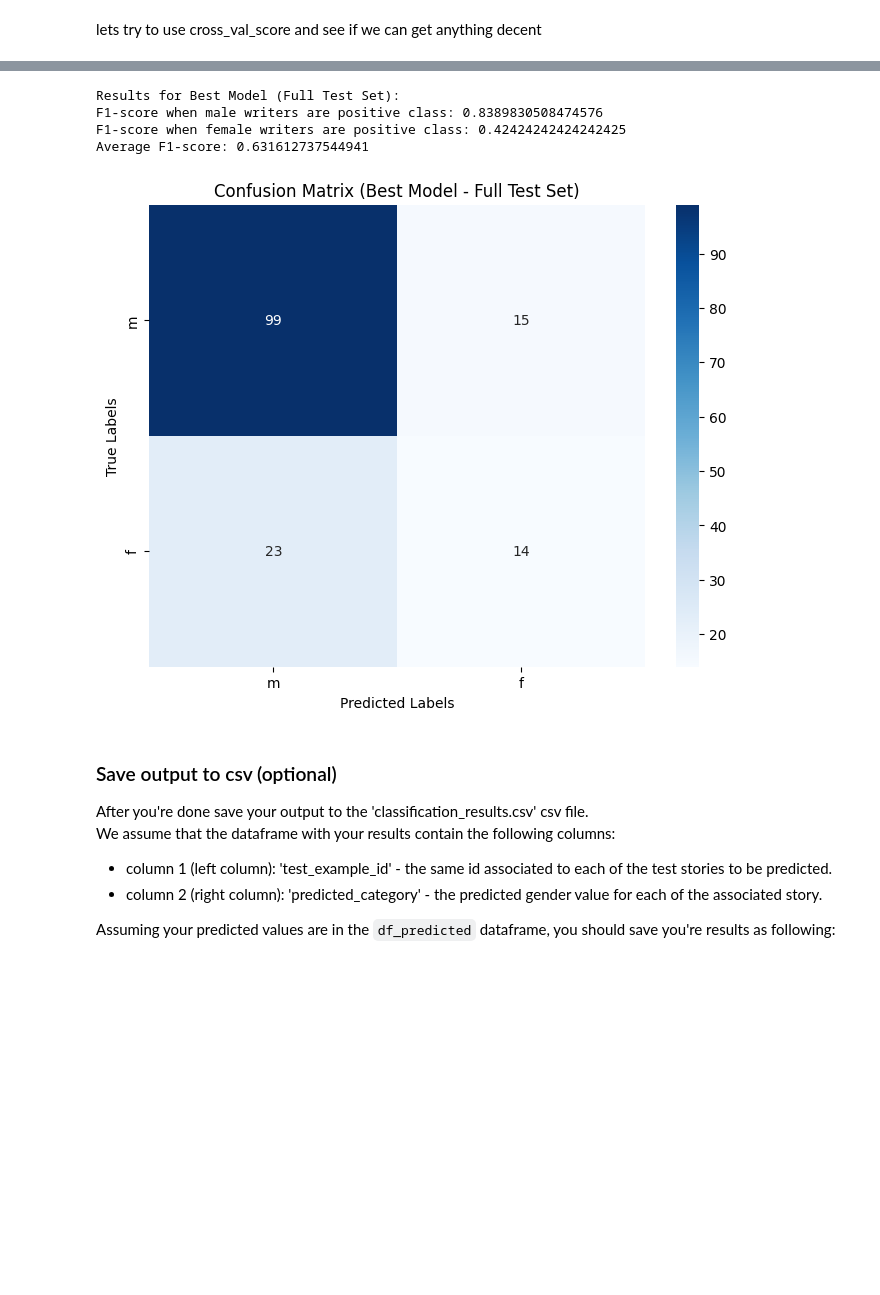
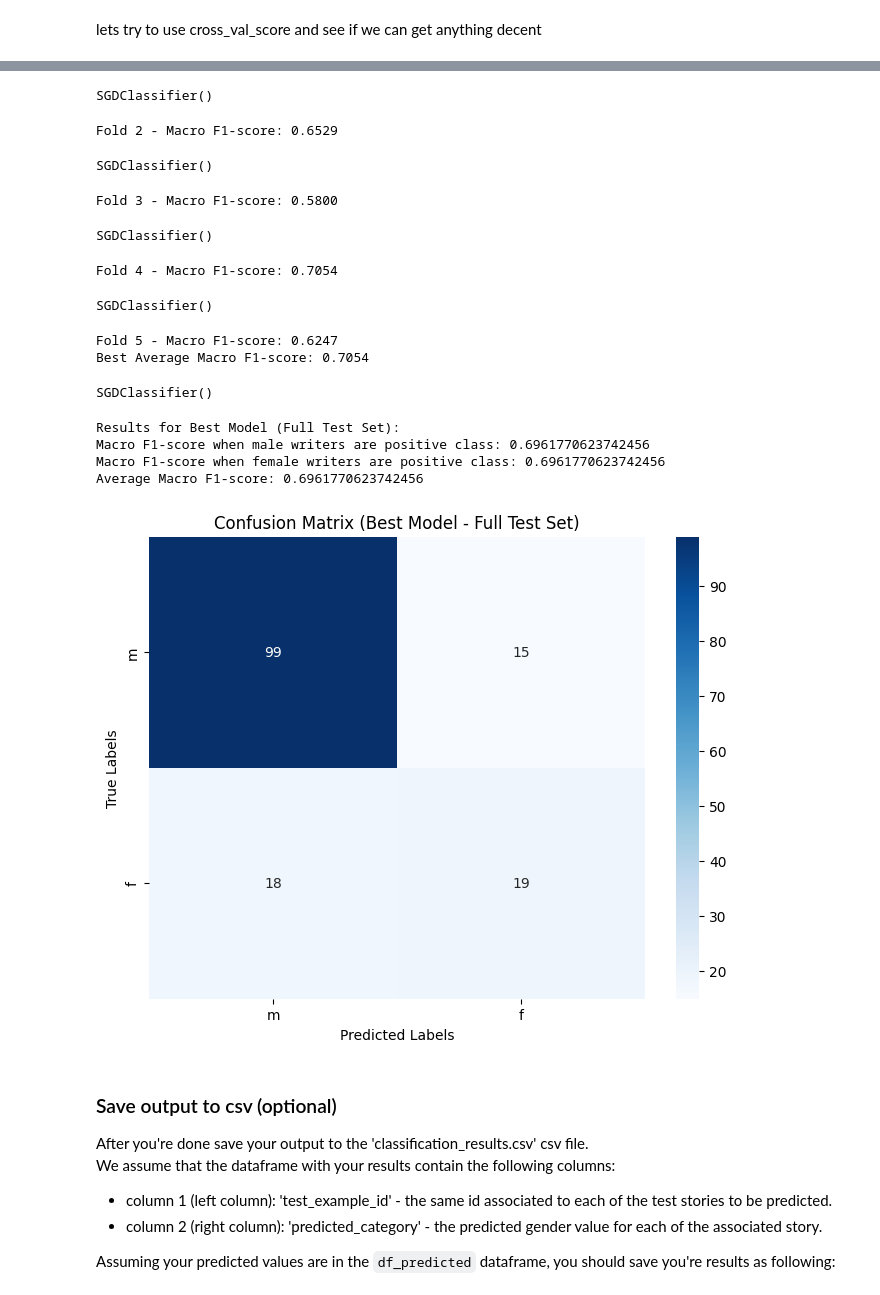
Before and after one commit to DanielShapi4a/NLP-Project, a Jupyter notebook: Assignment3-text-analysis.ipynb, the cells around one changed output, grey strips where cells are left out. Drawn from its saved outputs; the diff is of its cells as text; code cells hidden in the pictures; blank space fills up the shorter version.

```diff
--- a/Assignment3-text-analysis.ipynb
+++ b/Assignment3-text-analysis.ipynb
@@ -717,40 +717,58 @@ the issue seems to be that most of our data is filled with males and therefor po
 # %% [markdown]
 lets try to use cross_val_score and see if we can get anything decent
 # %%
-from sklearn.model_selection import cross_val_score
+from sklearn.metrics import f1_score, make_scorer
+from sklearn.model_selection import cross_val_score, StratifiedKFold
+from sklearn.linear_model import SGDClassifier
+from sklearn.feature_extraction.text import TfidfVectorizer
 
-vectorizer = CountVectorizer(max_features=1000)
+# Split the data
+X_train, X_test, Y_train, Y_test = train_test_split(final_stories, df_train['gender'], test_size=0.2, random_state=42)
 
-x_train_count = vectorizer.fit_transform(X_train)
-x_test_count = vectorizer.transform(X_test)
+# TF-IDF vectorization
+vectorizer = TfidfVectorizer(max_features=1000)
+x_train_tfidf = vectorizer.fit_transform(X_train)
+x_test_tfidf = vectorizer.transform(X_test)
 
-perc = Perceptron()
+# Initialize SGDClassifier
+sgd = SGDClassifier()
 
-# Perform cross-validation and calculate average F1-score
-f1_scores = cross_val_score(perc, x_train_count, Y_train, cv=5, scoring='f1_macro')
-best_f1_score = np.max(f1_scores)
-best_model_index = np.argmax(f1_scores)
+# Define macro F1-score as the scoring metric for cross-validation
+macro_f1_scorer = make_scorer(f1_score, average='macro')
 
-print("Cross-validation results:")
-print(f"Average F1-score for each fold:", f1_scores)
-print(f"Best Average F1-score:", best_f1_score)
+# Perform cross-validation and track best macro F1-score
+best_macro_f1_score = -1  # Initialize with a low value
+for fold_idx, (train_indices, val_indices) in enumerate(StratifiedKFold(n_splits=5, shuffle=True, random_state=42).split(x_train_tfidf, Y_train)):
+    x_fold_train, y_fold_train = x_train_tfidf[train_indices], Y_train.iloc[train_indices]
+    x_fold_val, y_fold_val = x_train_tfidf[val_indices], Y_train.iloc[val_indices]
+
+    sgd.fit(x_fold_train, y_fold_train)
+    y_pred_val = sgd.predict(x_fold_val)
+    fold_macro_f1_score = f1_score(y_fold_val, y_pred_val, average='macro')
+
+    print(f"Fold {fold_idx + 1} - Macro F1-score: {fold_macro_f1_score:.4f}")
+
+    if fold_macro_f1_score > best_macro_f1_score:
+        best_macro_f1_score = fold_macro_f1_score
+        best_model = sgd  # Save the best model
+
+print(f"Best Average Macro F1-score: {best_macro_f1_score:.4f}")
 
 # Train the best model on the full training set
-best_model = Perceptron()
-best_model.fit(x_train_count, Y_train)
+best_model.fit(x_train_tfidf, Y_train)
 
 # Predict on the test set using the best model
-y_pred_best = best_model.predict(x_test_count)
+y_pred_best = best_model.predict(x_test_tfidf)
 
-# Calculate F1-scores and average F1-score for the full test set
-f1_male_best = f1_score(Y_test, y_pred_best, pos_label='m')
-f1_female_best = f1_score(Y_test, y_pred_best, pos_label='f')
+# Calculate F1-scores for the full test set
+f1_male_best = f1_score(Y_test, y_pred_best, pos_label='m', average='macro')
+f1_female_best = f1_score(Y_test, y_pred_best, pos_label='f', average='macro')
 average_f1_best = (f1_male_best + f1_female_best) / 2
 
 print("\nResults for Best Model (Full Test Set):")
-print(f"F1-score when male writers are positive class: {f1_male_best}")
-print(f"F1-score when female writers are positive class: {f1_female_best}")
-print(f"Average F1-score: {average_f1_best}")
+print(f"Macro F1-score when male writers are positive class: {f1_male_best}")
+print(f"Macro F1-score when female writers are positive class: {f1_female_best}")
+print(f"Average Macro F1-score: {average_f1_best}")
 
 # Use your custom plot_confusion_matrix function for the best model on the full test set
 plot_confusion_matrix(Y_test, y_pred_best, labels=['m', 'f'], title='Confusion Matrix (Best Model - Full Test Set)')
@@ -762,8 +778,18 @@ Perceptron()
-Results for Best Model (Full Test Set):
-F1-score when male writers are positive class: 0.8389830508474576
-F1-score when female writers are positive class: 0.42424242424242425
-Average F1-score: 0.631612737544941
+SGDClassifier()
+Fold 2 - Macro F1-score: 0.6529
+SGDClassifier()
+Fold 3 - Macro F1-score: 0.5800
+SGDClassifier()
+Fold 4 - Macro F1-score: 0.7054
+SGDClassifier()
+Fold 5 - Macro F1-score: 0.6247
+Best Average Macro F1-score: 0.7054
+SGDClassifier()
+Results for Best Model (Full Test Set):
+Macro F1-score when male writers are positive class: 0.6961770623742456
+Macro F1-score when female writers are positive class: 0.6961770623742456
+Average Macro F1-score: 0.6961770623742456
-[figure, old version]
+[figure, new version]
 # %% [markdown]
 ### Save output to csv (optional)
 After you're done save your output to the 'classification_results.csv' csv file.<br/>
```
Also changed, not shown: parts of 1 cell of this notebook, 1 other file.
